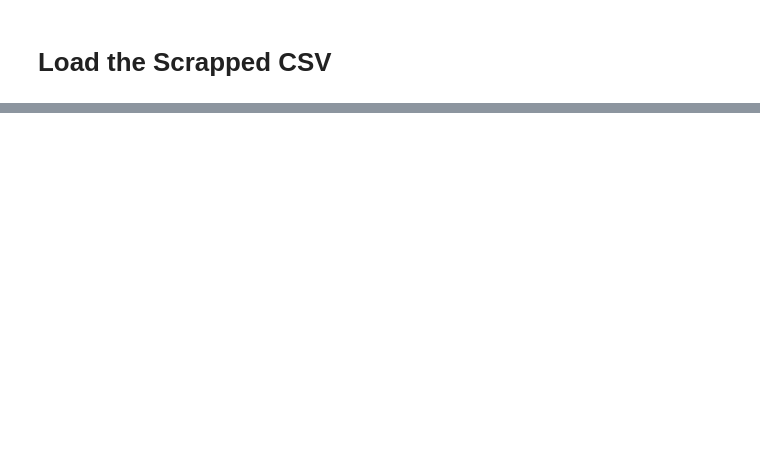
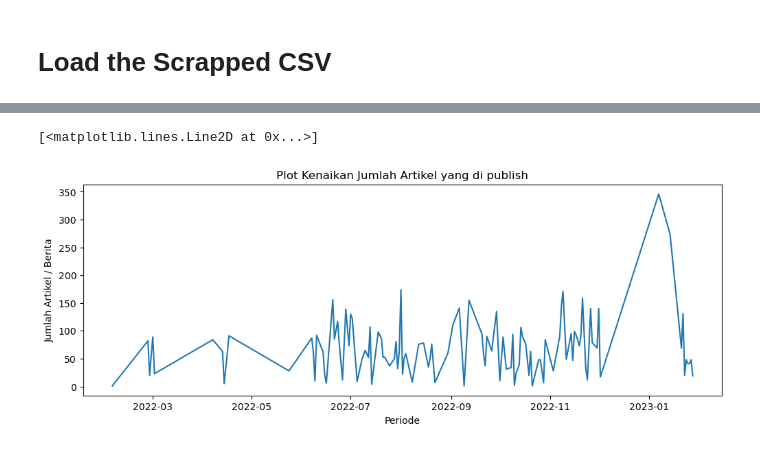
Before and after one commit to vithiaz/scrapping_serpapi, a Jupyter notebook: preprocessing_test_serpapi.ipynb, the cells around one changed output, grey strips where cells are left out. Cells and saved outputs as stored; diff of their text form; code cells hidden in the pictures; blank space fills up the shorter version.

```diff
--- a/preprocessing_test_serpapi.ipynb
+++ b/preprocessing_test_serpapi.ipynb
@@ -121,4 +196,11 @@ df[['title']].groupby(df['date']).count()
 # %%
 import matplotlib.pyplot as plt
 
+plt.figure(figsize=(12,4))
+plt.title('Plot Kenaikan Jumlah Artikel yang di publish')
+plt.xlabel('Periode')
+plt.ylabel('Jumlah Artikel / Berita')
 plt.plot(df[['title']].groupby(df['date']).count())
+# %% [output]
+[<matplotlib.lines.Line2D at 0x...>]
+[figure, added]
```
Also changed, not shown: parts of 7 cells of this notebook.
